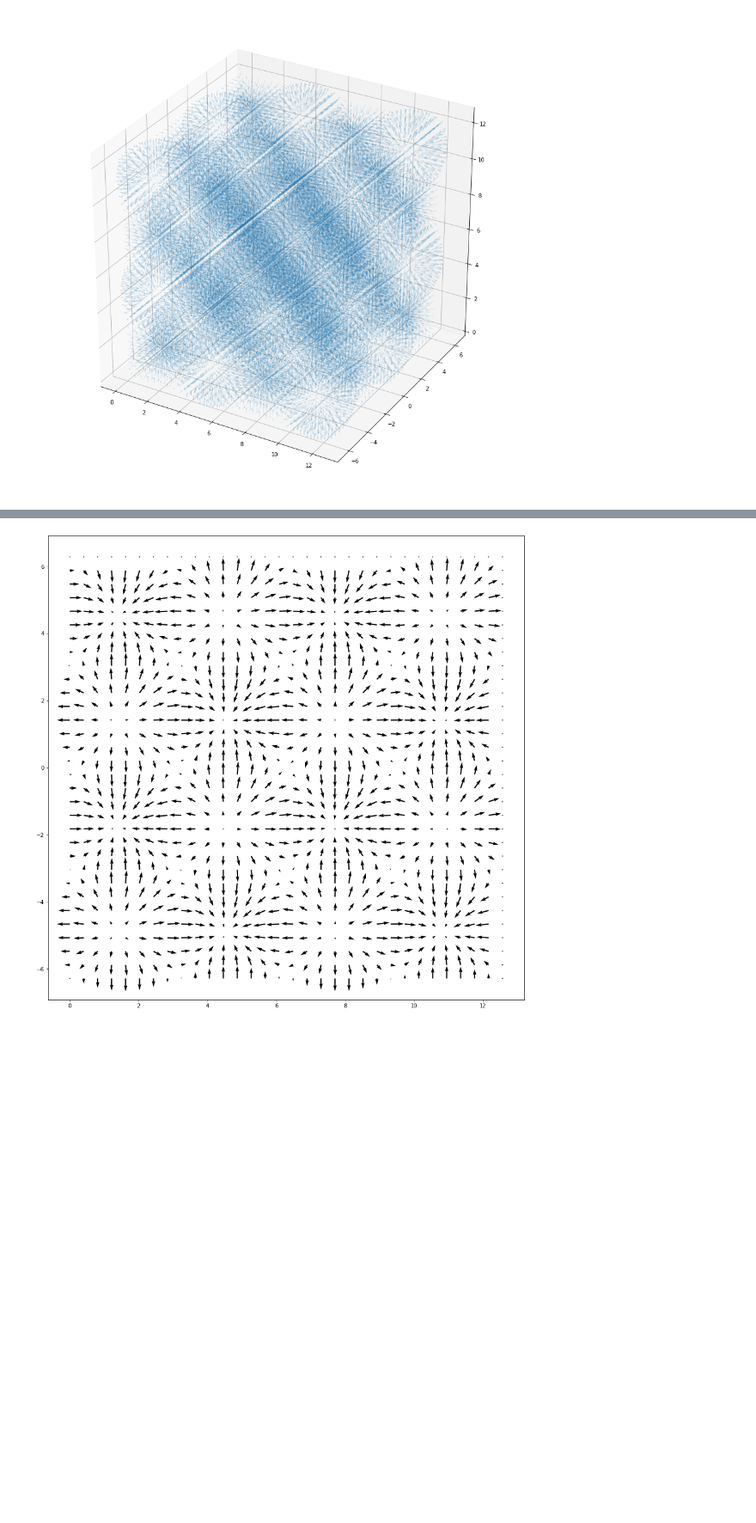
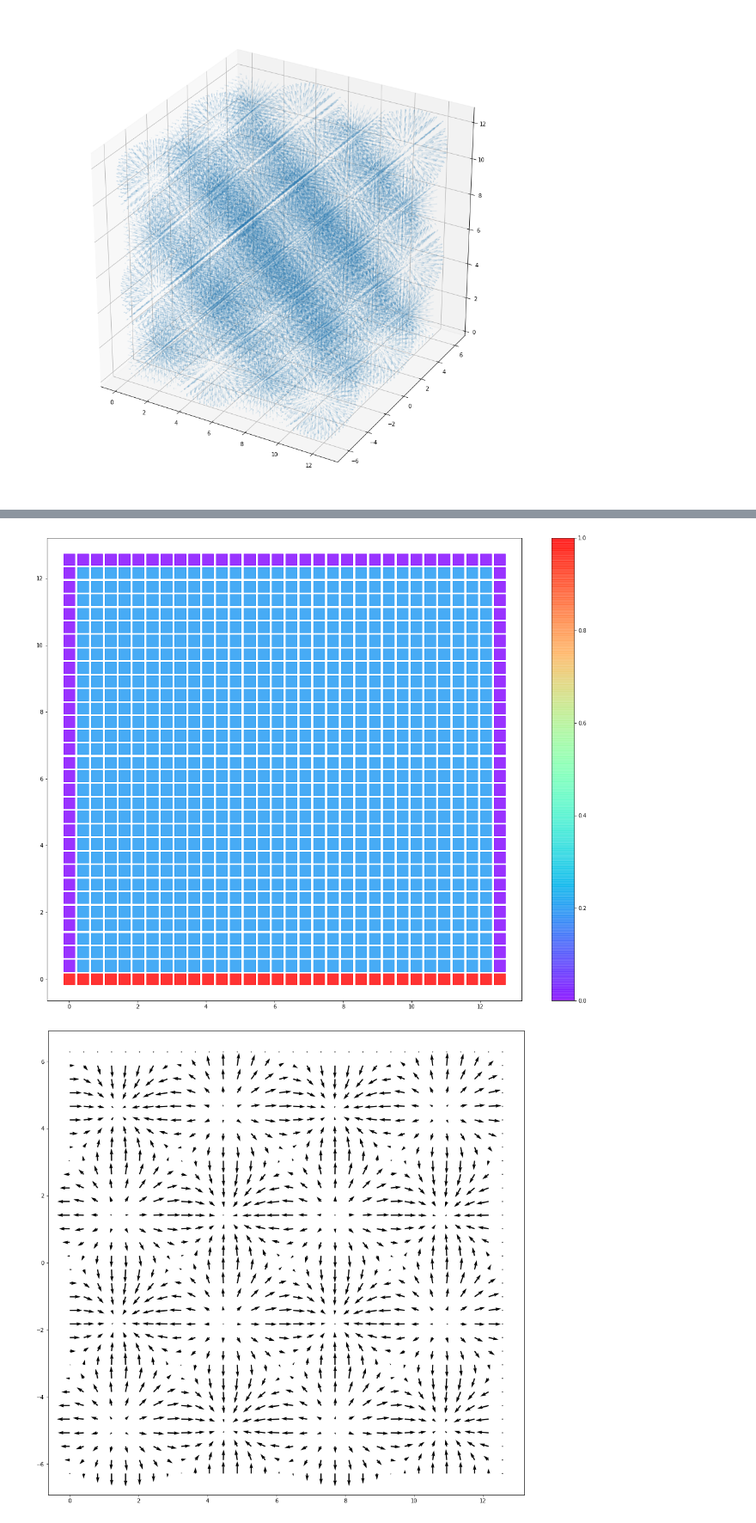
Before and after one commit to ja2006203966/PDE, a Jupyter notebook: Plot.ipynb, the cells around one changed output, grey strips where cells are left out. Shown at 86% size. Drawn from its saved outputs; the diff is of its cells as text; code cells hidden in the pictures; blank space fills up the shorter version.

```diff
--- a/Plot.ipynb
+++ b/Plot.ipynb
@@ -50,0 +32,11 @@ array([], dtype=int64)
+# %%
+def bcx(x):
+    return 0*x
+def bcy(x):
+    return 0*x
+def bcz(x):
+    return x*0+1
+# %%
+bound = Boundary(sp, func = ((bcx,bcx),(bcy,bcy),(bcz,bcx)), types = "Analytic")
+# %%
+bdnp =bound.get_bc()
@@ -79,3 +95,26 @@ plt.show()
+# %%
+fig = plt.figure(figsize = (20,16))
+# ax = fig.add_subplot(111, projection='3d')
+ax = fig.add_subplot(111)
+
+
+# c = (bdnp[:,:,:,1]).flatten()
+# c = func(space)[:,:,:,1].flatten()
+# c = func(space)[:,16,:,1].flatten()
+c = (bdnp[:,16,:,1]).flatten()
+
+x2, z2 = space[:,16,:,0].flatten(), space[:,16,:,2].flatten()
+# img = ax.scatter(x, y, z, c=c, cmap=plt.hot(),alpha = 0.3, s=500, marker = 's')
+img = ax.scatter(x2, z2, c=c,cmap=mpl.cm.rainbow, alpha = 0.8, s=450, marker = 's')
+# img = ax.scatter(x2, z2, c=c, cmap=plt.hot(),alpha = 0.3, s=500, marker = 's')
+
+# img = ax.plot(x2, z2, c,alpha = 0.3)
+
+
+fig.colorbar(img)
+plt.show()
+# %% [output]
+[figure, added]
 # %%
 fig = plt.figure(figsize = (16,16))
 # ax = fig.gca(projection='3d')
```
Also changed, not shown: parts of 10 cells of this notebook, 2 other files.
